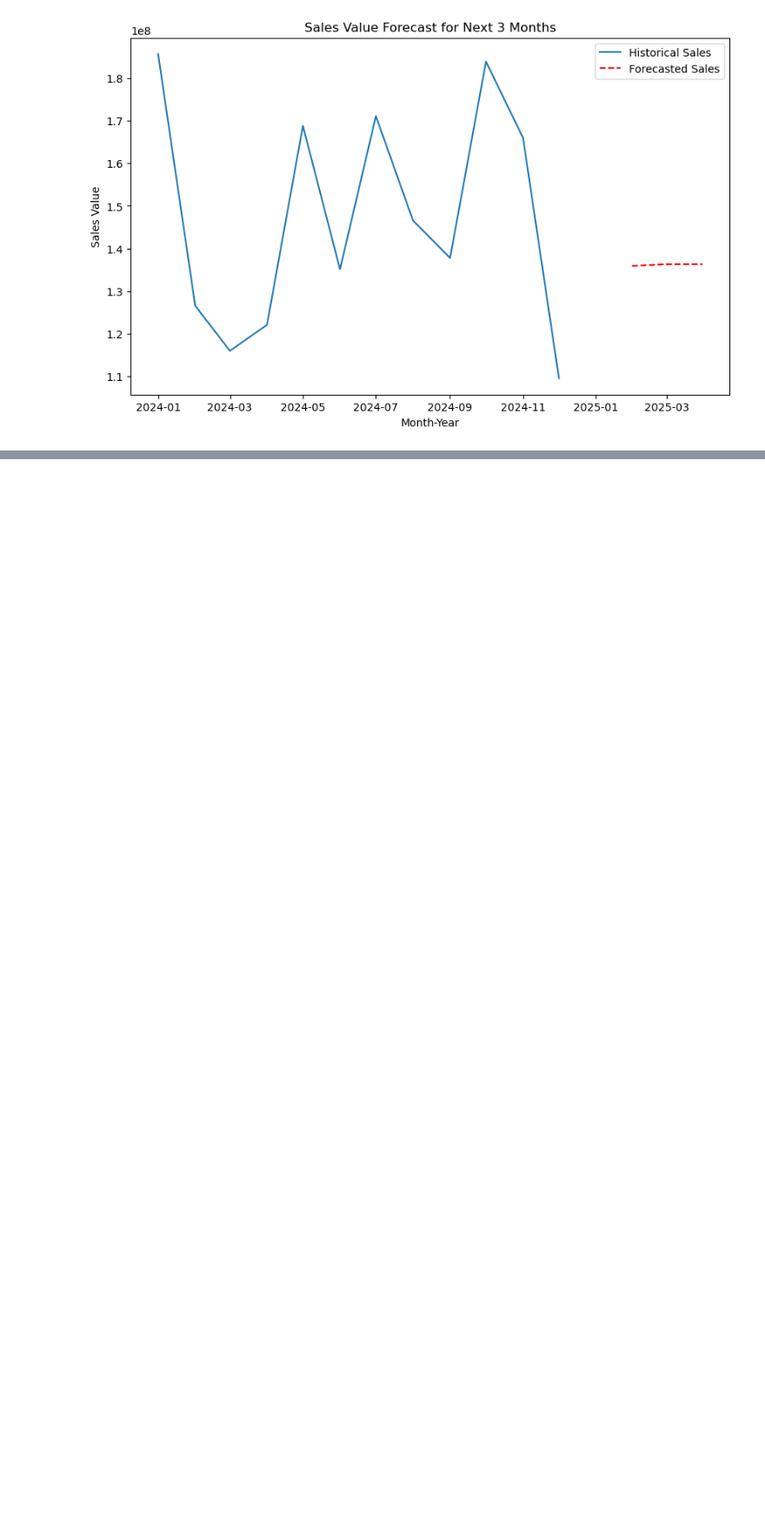
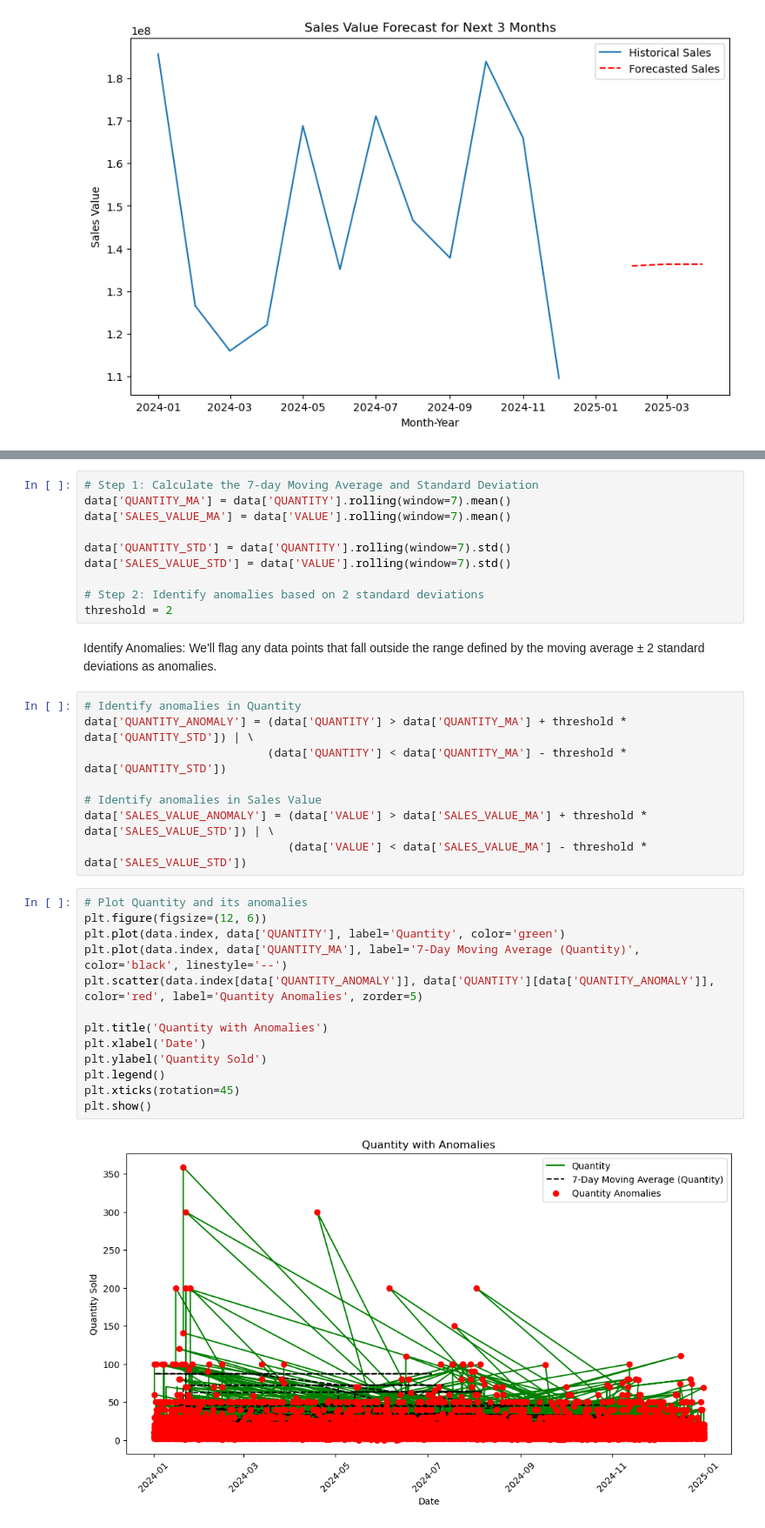
Before and after one commit to PaulMuniu/Kwanza-Tukule-Data-Analysis, a Jupyter notebook: Kwanza_Tukule.ipynb, the cells around one changed output, grey strips where cells are left out. Shown at 87% size. Cells and saved outputs as stored; diff of their text form; blank space fills up the shorter version.

Commit message:
Anomaly detection

```diff
--- a/Kwanza_Tukule.ipynb
+++ b/Kwanza_Tukule.ipynb
@@ -741,0 +751,35 @@ plt.show()
+# %%
+# Step 1: Calculate the 7-day Moving Average and Standard Deviation
+data['QUANTITY_MA'] = data['QUANTITY'].rolling(window=7).mean()
+data['SALES_VALUE_MA'] = data['VALUE'].rolling(window=7).mean()
+
+data['QUANTITY_STD'] = data['QUANTITY'].rolling(window=7).std()
+data['SALES_VALUE_STD'] = data['VALUE'].rolling(window=7).std()
+
+# Step 2: Identify anomalies based on 2 standard deviations
+threshold = 2
+# %% [markdown]
+Identify Anomalies: We'll flag any data points that fall outside the range defined by the moving average ± 2 standard deviations as anomalies.
+# %%
+# Identify anomalies in Quantity
+data['QUANTITY_ANOMALY'] = (data['QUANTITY'] > data['QUANTITY_MA'] + threshold * data['QUANTITY_STD']) | \
+                           (data['QUANTITY'] < data['QUANTITY_MA'] - threshold * data['QUANTITY_STD'])
+
+# Identify anomalies in Sales Value
+data['SALES_VALUE_ANOMALY'] = (data['VALUE'] > data['SALES_VALUE_MA'] + threshold * data['SALES_VALUE_STD']) | \
+                              (data['VALUE'] < data['SALES_VALUE_MA'] - threshold * data['SALES_VALUE_STD'])
+# %%
+# Plot Quantity and its anomalies
+plt.figure(figsize=(12, 6))
+plt.plot(data.index, data['QUANTITY'], label='Quantity', color='green')
+plt.plot(data.index, data['QUANTITY_MA'], label='7-Day Moving Average (Quantity)', color='black', linestyle='--')
+plt.scatter(data.index[data['QUANTITY_ANOMALY']], data['QUANTITY'][data['QUANTITY_ANOMALY']], color='red', label='Quantity Anomalies', zorder=5)
+
+plt.title('Quantity with Anomalies')
+plt.xlabel('Date')
+plt.ylabel('Quantity Sold')
+plt.legend()
+plt.xticks(rotation=45)
+plt.show()
+# %% [output]
+[figure, added]
```
Also changed, not shown: parts of 14 cells of this notebook.
